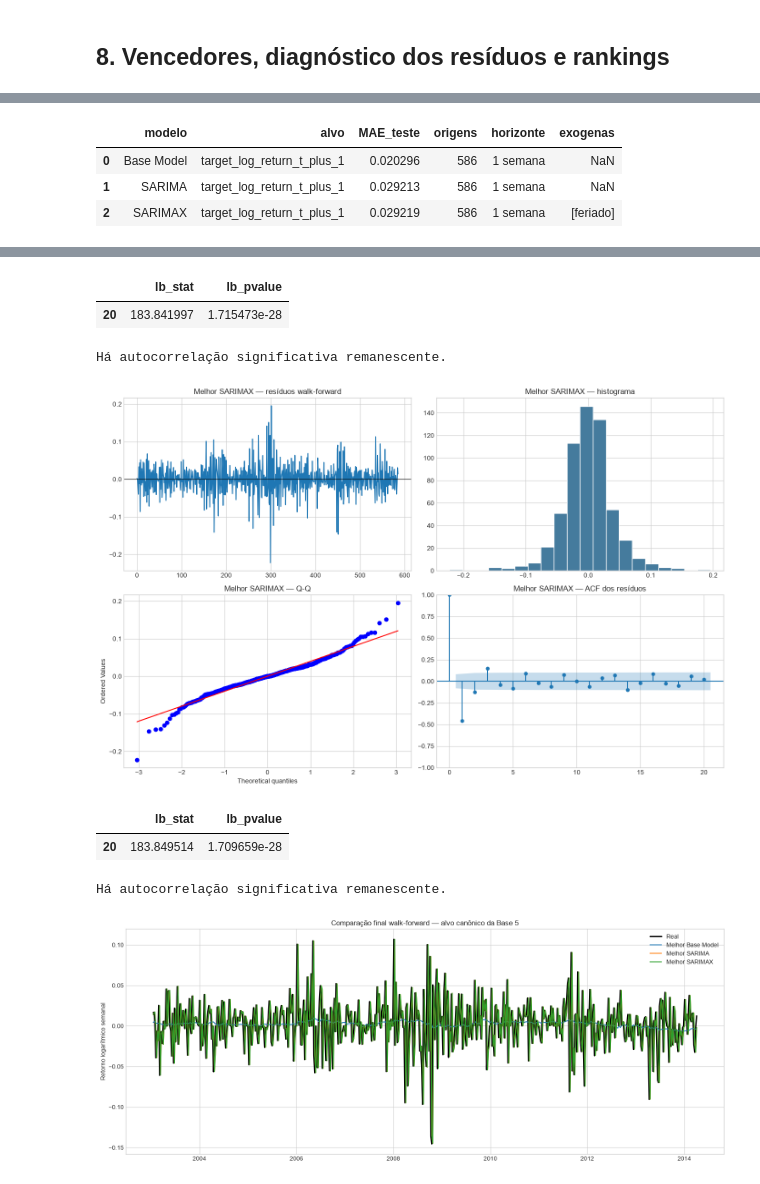
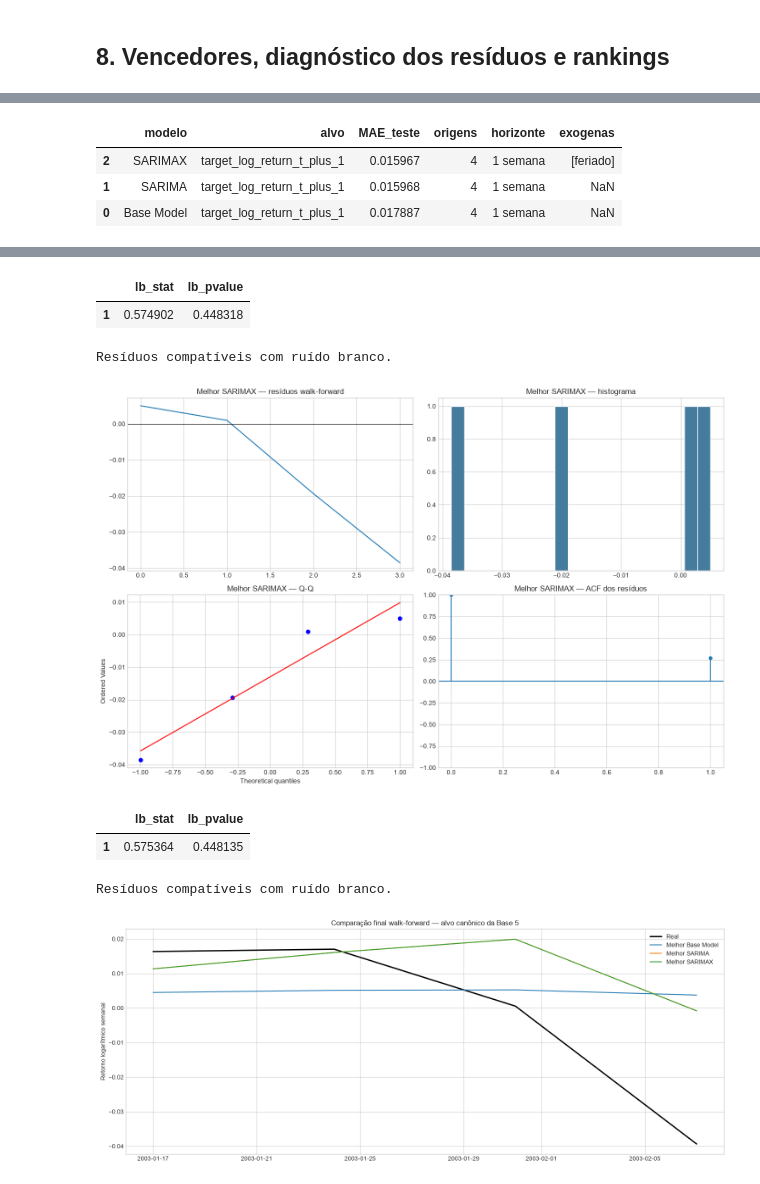
Before and after one commit to lemosriosl/TrabalhoDanielModelos, a Jupyter notebook: notebooks/base_05-grupo5_SARIMAX.ipynb, the cells around one changed output, grey strips where cells are left out. Cells and saved outputs as stored; diff of their text form; code cells hidden in the pictures.

Commit message:
feat: padroniza bases e pipelines de series temporais

```diff
--- a/notebooks/base_05-grupo5_SARIMAX.ipynb
+++ b/notebooks/base_05-grupo5_SARIMAX.ipynb
@@ -51,8 +51,11 @@ PRINT_EVERY_CANDIDATE = True
 # Segurança operacional: valide primeiro no modo reduzido. Troque para False
 # somente quando quiser disparar a busca absoluta de s=0 até s=100.
 SMOKE_TEST = os.getenv('SARIMAX_SMOKE_TEST', '0') == '1'
-RUN_LABEL = "smoke" if SMOKE_TEST else "full"
-CHECKPOINT_DIR = Path(tempfile.gettempdir()) / "trabalho_daniel_sarimax" / f"base_{BASE_NUMBER:02d}" / RUN_LABEL
+SMOKE_ORIGINS = int(os.getenv("SARIMAX_SMOKE_ORIGINS", "8"))
+SMOKE_TRAIN_ROWS = int(os.getenv("SARIMAX_SMOKE_TRAIN_ROWS", "730"))
+CHECKPOINT_VERSION = "v2_causal_refit_base5_grid"
+RUN_LABEL = f"smoke_{SMOKE_TRAIN_ROWS}" if SMOKE_TEST else "full"
+CHECKPOINT_DIR = Path(tempfile.gettempdir()) / "trabalho_daniel_sarimax" / CHECKPOINT_VERSION / f"base_{BASE_NUMBER:02d}" / RUN_LABEL
 CHECKPOINT_DIR.mkdir(parents=True, exist_ok=True)
 
 if SMOKE_TEST:
@@ -116,6 +119,12 @@ assert len(df_train) == 1758
 assert len(df_test) == len(test_model) == 586
 assert df_train.target_time.max() <= df_test.index.min()
 assert df_test.target_time.sub(df_test.index.to_series()).eq(pd.Timedelta(days=7)).all()
+if SMOKE_TEST:
+    df_train = df_train.iloc[-SMOKE_TRAIN_ROWS:].copy()
+    df_test = df_test.iloc[:SMOKE_ORIGINS].copy()
+    test_model = test_model.iloc[:SMOKE_ORIGINS].copy()
+    TEST_SIZE = len(df_test)
+    print(f'Modo reduzido: {len(df_train)} linhas de treino e {len(df_test)} origens finais.')
 if not df.index.is_monotonic_increasing or df.index.has_duplicates:
     raise AssertionError('Índice temporal inválido.')
 if df[['vendas', 'temperatura', 'feriado', 'dezembro']].isna().any().any():
@@ -260,7 +270,9 @@ def fit_sarimax_model(y, exog, order, seasonal_order, trend):
     started=time.perf_counter()
     with warnings.catch_warnings(record=True) as caught:
         warnings.simplefilter("always")
-        model=SARIMAX(endog=y,exog=exog,order=tuple(order),seasonal_order=tuple(seasonal_order),trend=trend,enforce_stationarity=False,enforce_invertibility=False)
+        y_model = pd.Series(np.asarray(y, dtype=float)).reset_index(drop=True)
+        exog_model = None if exog is None else pd.DataFrame(np.asarray(exog, dtype=float)).reset_index(drop=True)
+        model=SARIMAX(endog=y_model,exog=exog_model,order=tuple(order),seasonal_order=tuple(seasonal_order),trend=trend,enforce_stationarity=False,enforce_invertibility=False)
         result=model.fit(disp=False,maxiter=MAXITER)
     return result,bool(result.mle_retvals.get("converged",True)),time.perf_counter()-started," | ".join(str(w.message) for w in caught[:3])
 def fit_and_forecast(train,future,order,seasonal_order,trend="n",exog_cols=None):
@@ -616,7 +628,8 @@ def best_valid_row(frame, filters=None):
     if filters:
         for col, value in filters.items():
             selected = selected[selected[col] == value]
-    selected = sort_results(selected[selected['status'] == 'ok'])
+    accepted_status = ['ok', 'nao_convergiu'] if SMOKE_TEST else ['ok']
+    selected = sort_results(selected[selected['status'].isin(accepted_status)])
     if selected.empty:
         raise RuntimeError(f'Nenhum candidato válido para filtros={filters}')
     return selected.iloc[0]
@@ -789,7 +797,9 @@ for predictions in (base_predictions, sarima_predictions, sarimax_predictions):
     validate_prediction_contract(
         predictions, test_model, expected_target_col=ALVO_CANONICO,
     )
-assert len(base_predictions) == len(sarima_predictions) == len(sarimax_predictions) == 586
+assert len(base_predictions) == len(sarima_predictions) == len(sarimax_predictions) == len(df_test)
+if not SMOKE_TEST:
+    assert len(df_test) == 586
 
 base_forecast_test = pd.Series(base_predictions.y_pred.to_numpy(), index=df_test.index)
 sarima_final = {'forecast': pd.Series(sarima_predictions.y_pred.to_numpy(), index=df_test.index)}
@@ -820,6 +830,6 @@ plt.ylabel('Retorno logarítmico semanal')
 plt.legend(); plt.tight_layout(); plt.show()
 # %% [output]
 |  | modelo | alvo | MAE_teste | origens | horizonte | exogenas |
-| 0 | Base Model | target_log_return_t_plus_1 | 0.020296 | 586 | 1 semana | NaN |
-| 1 | SARIMA | target_log_return_t_plus_1 | 0.029213 | 586 | 1 semana | NaN |
-| 2 | SARIMAX | target_log_return_t_plus_1 | 0.029219 | 586 | 1 semana | [feriado] |
+| 2 | SARIMAX | target_log_return_t_plus_1 | 0.015967 | 4 | 1 semana | [feriado] |
+| 1 | SARIMA | target_log_return_t_plus_1 | 0.015968 | 4 | 1 semana | NaN |
+| 0 | Base Model | target_log_return_t_plus_1 | 0.017887 | 4 | 1 semana | NaN |
@@ -827,8 +837,8 @@ plt.legend(); plt.tight_layout(); plt.show()
 |  | lb_stat | lb_pvalue |
-| 20 | 183.841997 | 1.715473e-28 |
+| 1 | 0.574902 | 0.448318 |
-Há autocorrelação significativa remanescente.
+Resíduos compatíveis com ruído branco.
-[figure, old version]
+[figure, new version]
 |  | lb_stat | lb_pvalue |
-| 20 | 183.849514 | 1.709659e-28 |
+| 1 | 0.575364 | 0.448135 |
-Há autocorrelação significativa remanescente.
+Resíduos compatíveis com ruído branco.
-[figure, old version]
+[figure, new version]
```
Also changed, not shown: parts of 9 cells of this notebook, 42 other files.
